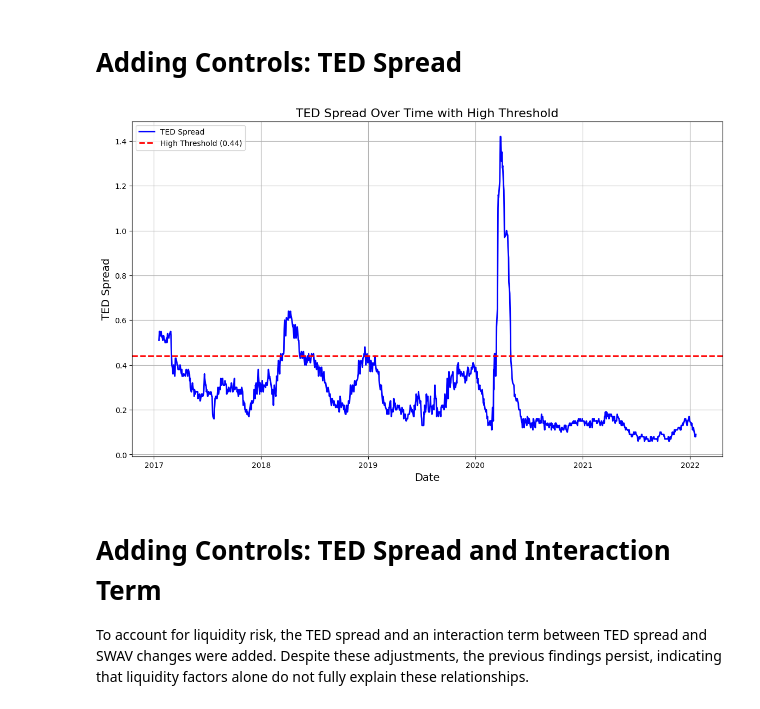
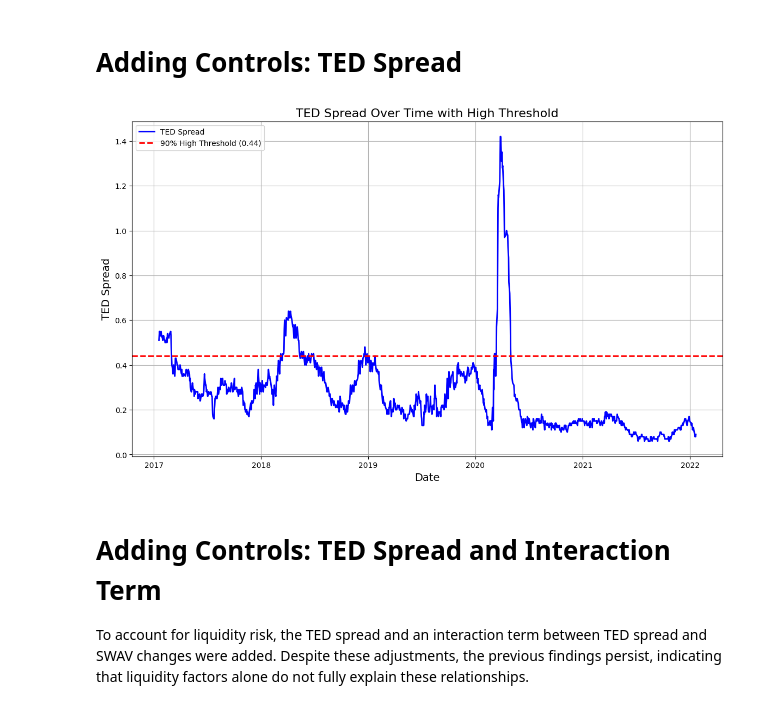
Before and after one commit to ThalyaGIT/UK-Music-Index-Returns, a Jupyter notebook: 3_data-analysis_notebooks/proposal+3.ipynb, the cells around one changed output. Drawn from its saved outputs; the diff is of its cells as text; code cells hidden in the pictures.

```diff
--- a/3_data-analysis_notebooks/proposal+3.ipynb
+++ b/3_data-analysis_notebooks/proposal+3.ipynb
@@ -676,35 +652,35 @@ styled_df
 # @title
 df = globals()[f'df_5_day_TED']  # Dynamically access each DataFrame
 
 df = df.copy()
 
 # Ensure 'Date' column is in datetime format
 df['Date'] = pd.to_datetime(df['Date'])
 
 # Plot the TED spread over time
 plt.figure(figsize=(14, 8))
 plt.plot(df['Date'], df['TED'], color='blue', label='TED Spread', linewidth=2)
 
 high_threshold = df['TED'].quantile(0.90)  # or choose any other appropriate threshold
 
 # Add a reference line for the high threshold
-plt.axhline(y=high_threshold, color='red', linestyle='--', linewidth=2, label=f'High Threshold ({high_threshold:.2f})')
+plt.axhline(y=high_threshold, color='red', linestyle='--', linewidth=2, label=f'90% High Threshold ({high_threshold:.2f})')
 
 # Add labels and title
 plt.title('TED Spread Over Time with High Threshold', fontsize=16)
 plt.xlabel('Date', fontsize=14)
 plt.ylabel('TED Spread', fontsize=14)
 
 # Add a legend
 plt.legend(loc='upper left')
 
 # Add grid for better readability
 plt.grid(True)
 
 # Display the plot
 plt.show()
 # %% [output]
-[figure, old version]
+[figure, new version]
 # %% [markdown]
 # **Adding Controls: TED Spread and Interaction Term**
 
```
Also changed, not shown: parts of 6 cells of this notebook.
